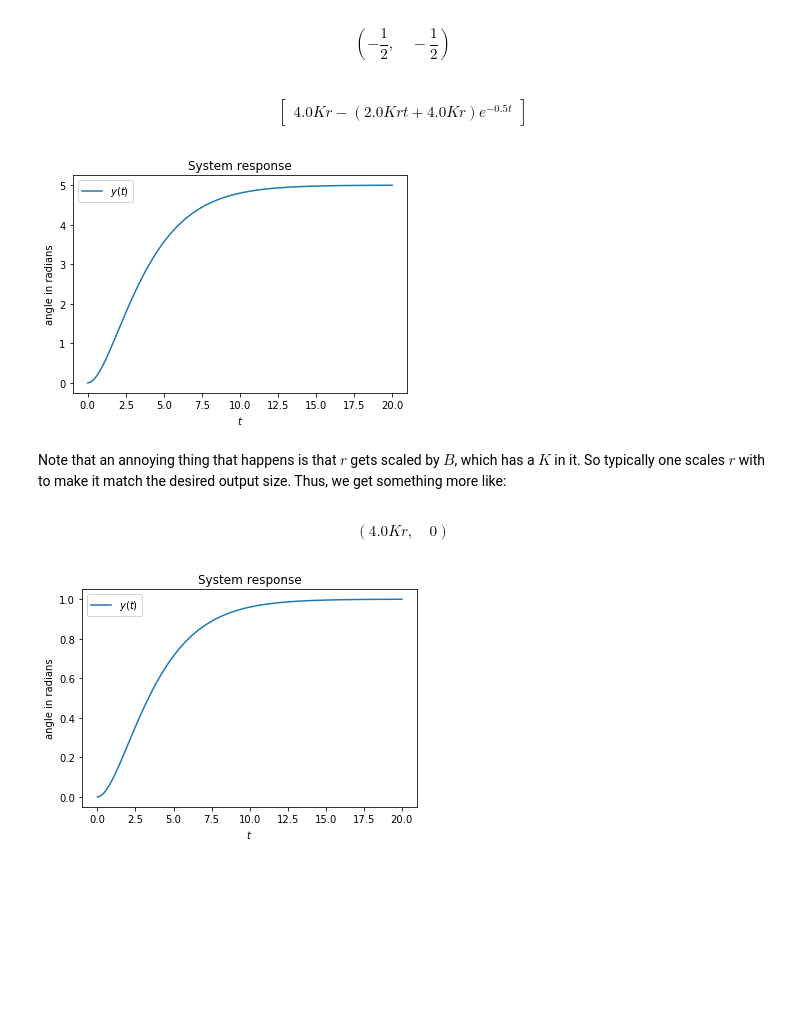
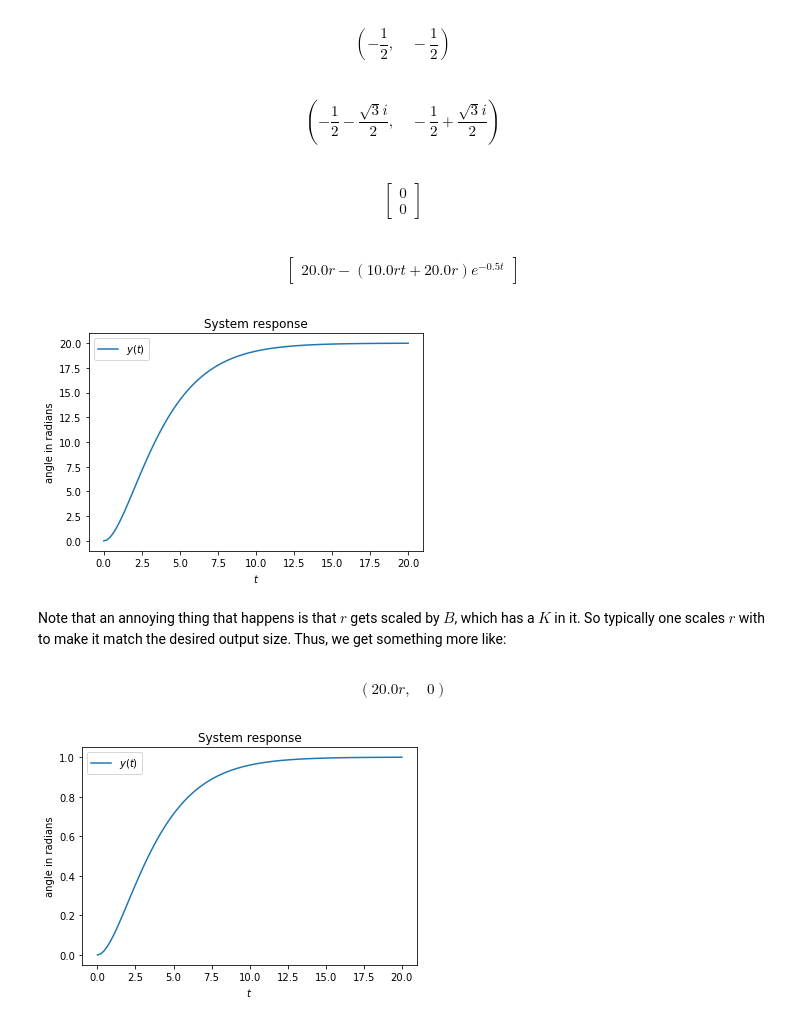
Before and after one commit to klavins/ECE447, a Jupyter notebook: lectures/pendulum_control.ipynb, the cells around one changed output. Drawn from its saved outputs; the diff is of its cells as text; code cells hidden in the pictures; blank space fills up the shorter version.

```diff
--- a/lectures/pendulum_control.ipynb
+++ b/lectures/pendulum_control.ipynb
@@ -160,32 +162,42 @@ $$\left ( -0.887298334620742, \quad -0.112701665379258\right )$$
 lam1.subs(K,5/4),lam2.subs(K,5/4)
 # %% [output]
 $$\left ( - \frac{1}{2}, \quad - \frac{1}{2}\right )$$
+# %%
+lam1.subs(K,2),lam2.subs(K,2)
+# %% [output]
+$$\left ( - \frac{1}{2} - \frac{\sqrt{3} i}{2}, \quad - \frac{1}{2} + \frac{\sqrt{3} i}{2}\right )$$
+# %%
+var("t tau r k")
+k = 5
+x0=Matrix([0,0])
+xnat = exp(Anew.subs(K,k)*t)*x0
+xnat
+# %% [output]
+$$\left[\begin{matrix}0\\0\end{matrix}\right]$$
 # %%
-var("t tau r")
-x0=Matrix([0,0])
-xnat = exp(Anew.subs(K,k)*t)*x0
-xforced = integrate(exp(Anew.subs(K,k)*(t-tau))*Bnew*r,(tau,0,t))
+w = exp(Anew.subs(K,5/4)*(t-tau))*Bnew.subs(K,k)*r
+xforced = integrate(w,(tau,0,t))
 x = xnat + xforced
 y = C*x + D*r
 y
 # %% [output]
-$$\left[\begin{matrix}4.0 K r - \left(2.0 K r t + 4.0 K r\right) e^{- 0.5 t}\end{matrix}\right]$$
+$$\left[\begin{matrix}20.0 r - \left(10.0 r t + 20.0 r\right) e^{- 0.5 t}\end{matrix}\right]$$
 # %%
 tvals = np.linspace(0,20,100)
-f = lambdify(t,y[0].subs(r,1).subs(K,k), modules=['numpy'])
+f = lambdify(t,y[0].subs(r,1), modules=['numpy'])
 plt.figure()
 plt.plot(tvals, f(tvals),label="$y(t)$")
 plt.xlabel('$t$')
 plt.ylabel('angle in radians')
 plt.title("System response")
 plt.legend();
 # %% [output]
-[figure, old version]
+[figure, new version]
 # %% [markdown]
 Note that an annoying thing that happens is that $r$ gets scaled by $B$, which has a $K$ in it. So typically one scales $r$ with to make it match the desired output size. Thus, we get something more like:
 # %%
 limit(xforced[0],t,oo),limit(xforced[1],t,oo)
 # %% [output]
-$$\left ( 4.0 K r, \quad 0\right )$$
+$$\left ( 20.0 r, \quad 0\right )$$
 # %%
 tvals = np.linspace(0,20,100)
```
Also changed, not shown: parts of 2 cells of this notebook, 1 other file.
